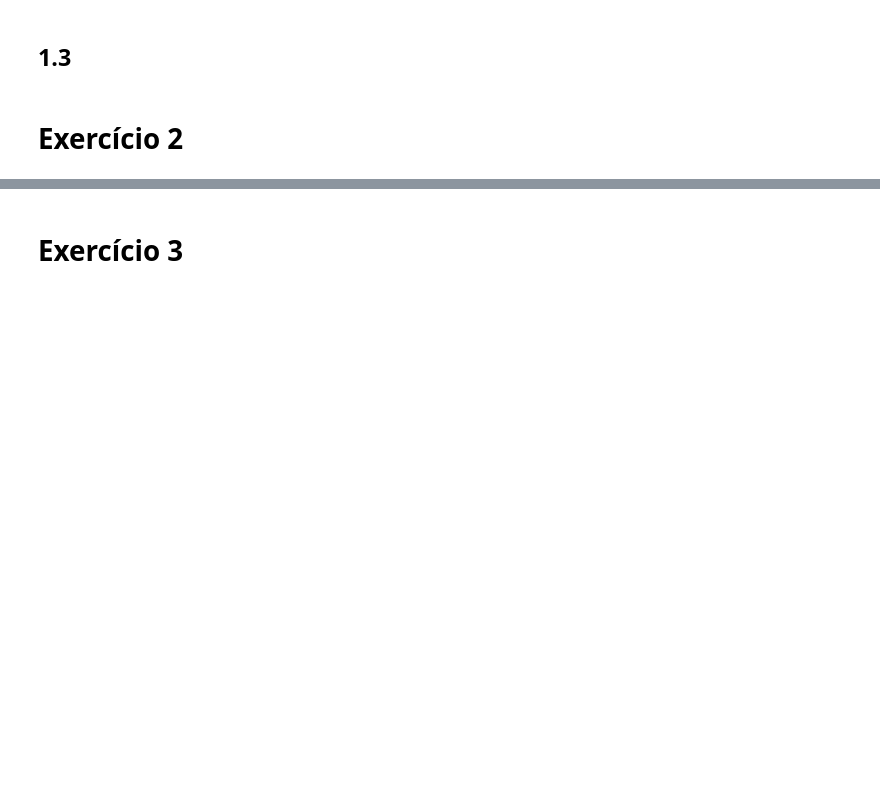
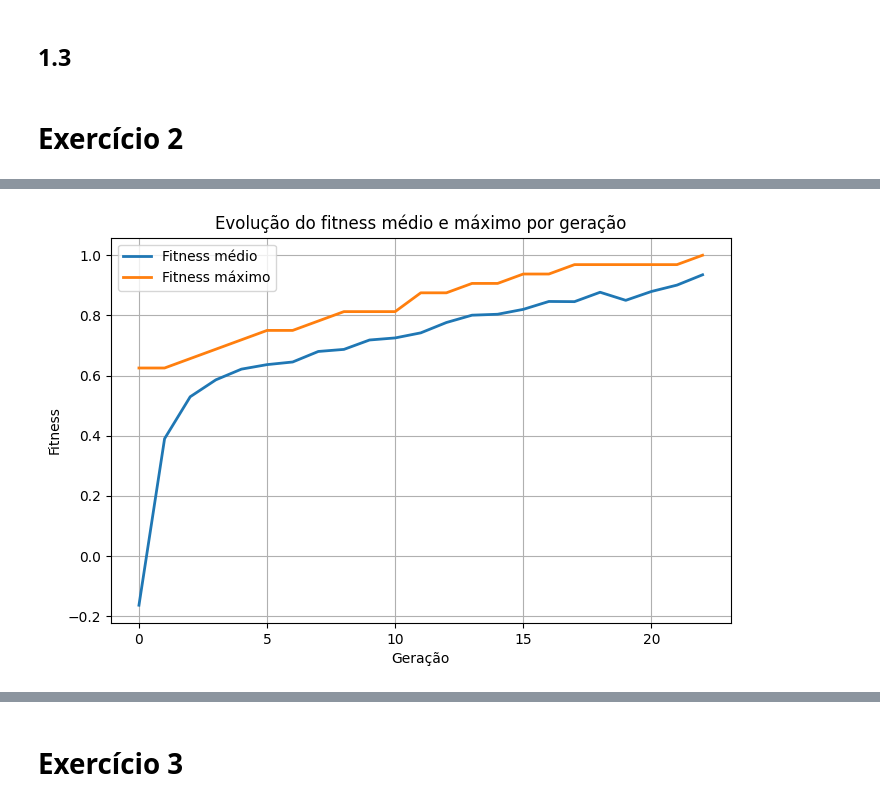
Before and after one commit to AlexRode/IAA, a Jupyter notebook: Search.ipynb, the cells around one changed output, grey strips where cells are left out. Cells and saved outputs as stored; diff of their text form; code cells hidden in the pictures; blank space fills up the shorter version.

```diff
--- a/Search.ipynb
+++ b/Search.ipynb
@@ -508,0 +673,88 @@ GA (Mutation):
+# %%
+# ============================================
+# --- 9. Análises e Plots Adicionais ---
+# ============================================
+
+import seaborn as sns
+
+# --- 9.1 Curva de convergência do fitness (médio e máximo por geração) ---
+def plot_convergencia(seed=0):
+    """Mostra a evolução do fitness médio e máximo ao longo das gerações."""
+    random.seed(seed)
+    target = gerar_padrao_aleatorio(seed+1)
+    pop_size = 50
+    populacao = []
+    while len(populacao) < pop_size:
+        p = gerar_padrao_aleatorio(seed + 100 + len(populacao))
+        if p != target:
+            populacao.append(p)
+
+    melhor_fitness = -999
+    stall = 0
+    geracao = 0
+    fitness_medio = []
+    fitness_maximo = []
+
+    while stall < 100 and geracao < 300:
+        avaliacao = [fitness(p, target) for p in populacao]
+        fitness_medio.append(np.mean(avaliacao))
+        fitness_maximo.append(np.max(avaliacao))
+
+        if np.max(avaliacao) == 1.0:
+            break
+
+        selecionados = [p for _, p in sorted(zip(avaliacao, populacao), reverse=True)]
+        top = selecionados[:int(0.3 * pop_size)]
+        nova_pop = top.copy()
+
+        while len(nova_pop) < pop_size:
+            if random.random() < 0.5:
+                p = random.choice(top)
+                nova_pop.append(mutar(p))
+            else:
+                p1, p2 = random.sample(top, 2)
+                c1, _ = crossover(p1, p2)
+                nova_pop.append(mutar(c1))
+        populacao = nova_pop
+        geracao += 1
+
+    plt.figure(figsize=(8,5))
+    plt.plot(fitness_medio, label="Fitness médio", linewidth=2)
+    plt.plot(fitness_maximo, label="Fitness máximo", linewidth=2)
+    plt.xlabel("Geração")
+    plt.ylabel("Fitness")
+    plt.title("Evolução do fitness médio e máximo por geração")
+    plt.legend()
+    plt.grid(True)
+    plt.show()
+
+# --- Executar o gráfico de convergência ---
+plot_convergencia(seed=1)
+
+# --- 9.2 Histograma da geração de acerto ---
+plt.figure(figsize=(8,5))
+sns.histplot([g for g in geracoes_para_acertar if g is not None], bins=10, kde=True)
+plt.title("Distribuição da geração em que a solução perfeita foi encontrada")
+plt.xlabel("Geração de acerto")
+plt.ylabel("Frequência")
+plt.show()
+
+# --- 9.3 Correlação: tamanho do padrão vs geração de acerto ---
+plt.figure(figsize=(8,5))
+sns.scatterplot(x=tamanhos_alvo, y=geracoes_para_acertar)
+plt.title("Correlação entre tamanho do padrão e geração de acerto")
+plt.xlabel("Tamanho do padrão (bits)")
+plt.ylabel("Geração de acerto")
+plt.grid(True)
+plt.show()
+
+# --- 9.4 Correlação: tamanho do padrão vs tempo de execução ---
+plt.figure(figsize=(8,5))
+sns.scatterplot(x=tamanhos_alvo, y=resultados_tempo)
+plt.title("Correlação entre tamanho do padrão e tempo de execução")
+plt.xlabel("Tamanho do padrão (bits)")
+plt.ylabel("Tempo (s)")
+plt.grid(True)
+plt.show()
+# %% [output]
+[figure, added]
```
Also changed, not shown: parts of 7 cells of this notebook.
